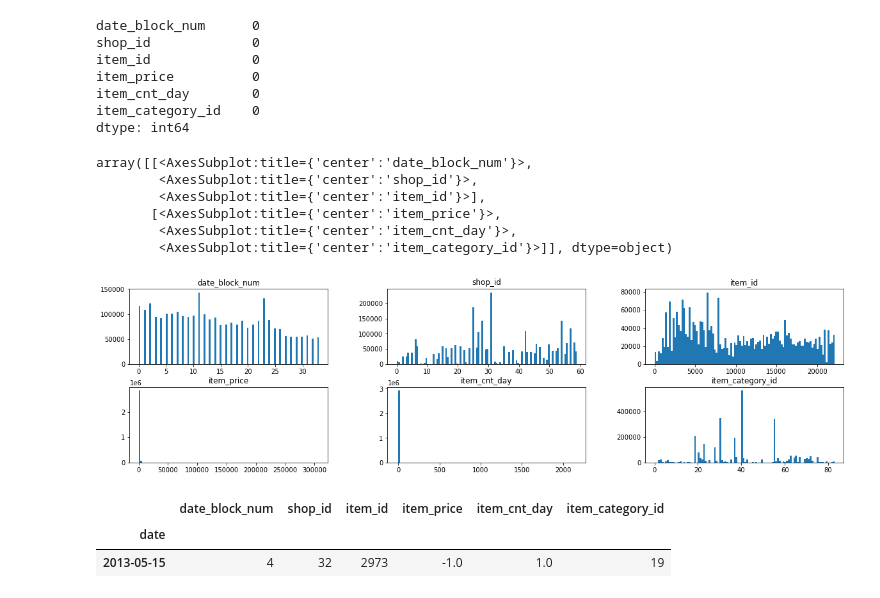
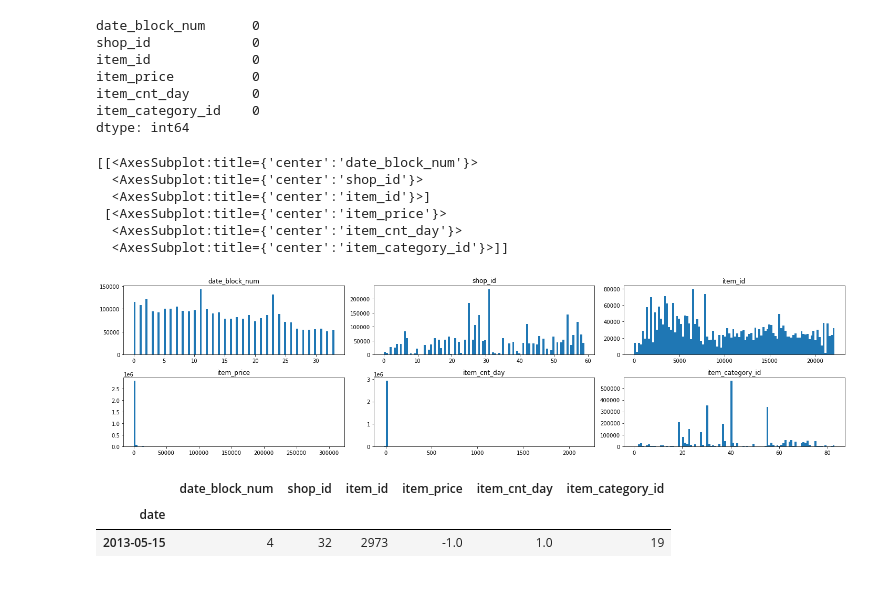
Before and after one commit to JonathanRayner/Kaggle-Predict-Sales, a Jupyter notebook: eda.ipynb, the cells around one changed output. Cells and saved outputs as stored; diff of their text form; code cells hidden in the pictures.

```diff
--- a/eda.ipynb
+++ b/eda.ipynb
@@ -246,18 +226,21 @@ dtype: int64
 # %%
 # check distributions
 # some shops have significantly more entries than others, some item categories appear significantly more often than others
 # low prices and low item_cnts appear much more often than higher values
 # we see spikes in number of entries each year in december
 
-df.hist(grid=False, bins=100, layout=(2, 3), figsize=(20, 5))
+ax = df.hist(grid=False, bins=100, layout=(2, 3), figsize=(20, 5))
+print(ax)
+plt.tight_layout()
+plt.savefig('feature_hist.png')
 # %% [output]
-array([[<AxesSubplot:title={'center':'date_block_num'}>,
-        <AxesSubplot:title={'center':'shop_id'}>,
-        <AxesSubplot:title={'center':'item_id'}>],
-       [<AxesSubplot:title={'center':'item_price'}>,
-        <AxesSubplot:title={'center':'item_cnt_day'}>,
-        <AxesSubplot:title={'center':'item_category_id'}>]], dtype=object)
+[[<AxesSubplot:title={'center':'date_block_num'}>
+  <AxesSubplot:title={'center':'shop_id'}>
+  <AxesSubplot:title={'center':'item_id'}>]
+ [<AxesSubplot:title={'center':'item_price'}>
+  <AxesSubplot:title={'center':'item_cnt_day'}>
+  <AxesSubplot:title={'center':'item_category_id'}>]]
-[figure, old version]
+[figure, new version]
 # %%
 # there is a single entry with negative item_price - we should probably drop this
 df[df['item_price'] < 0]
```
Also changed, not shown: parts of 2 cells of this notebook, 3 other files.
